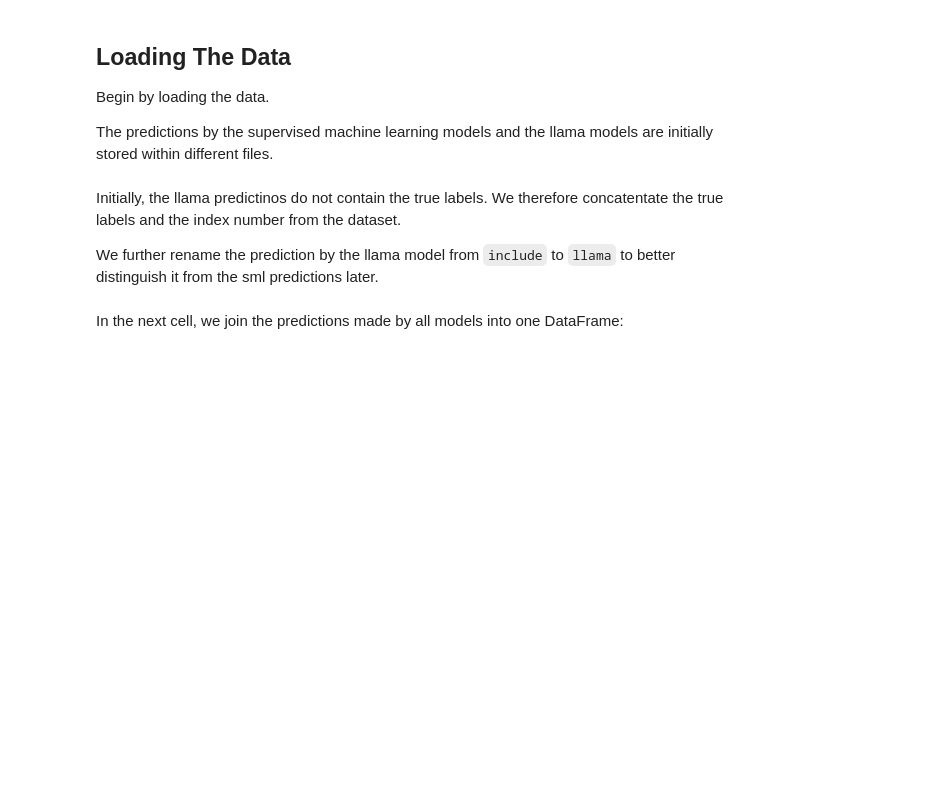
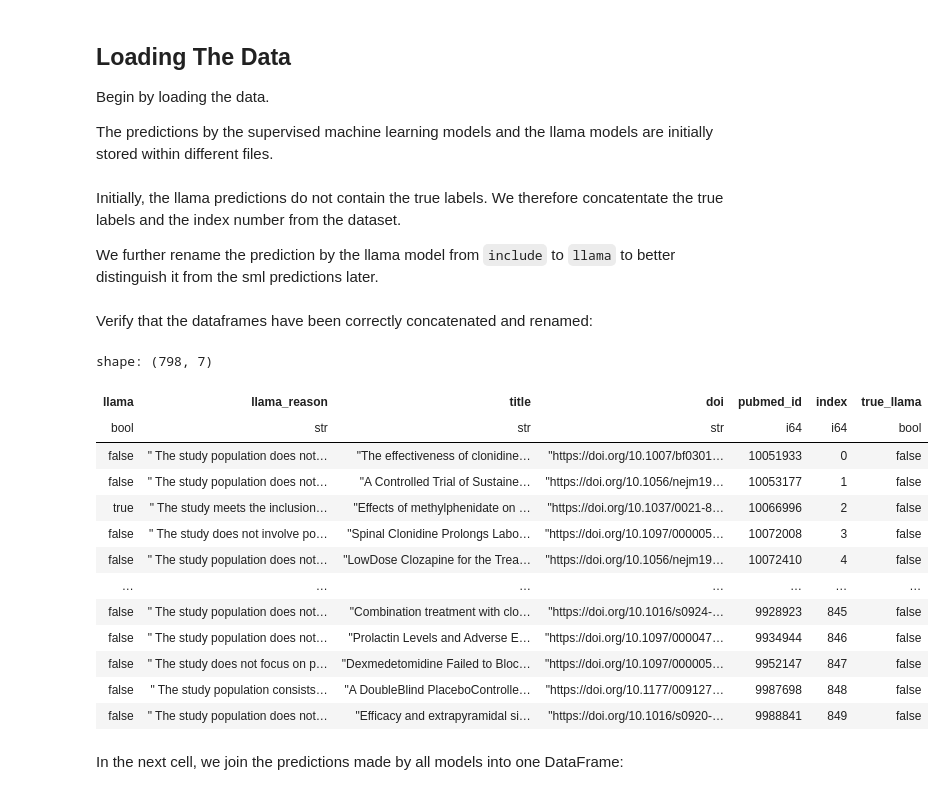
Before and after one commit to MarcoAigner/automated_title_abstract_screening, a Jupyter notebook: chapters/3_4_results/3_4_1_calculation.ipynb, the cells around one changed output. Cells and saved outputs as stored; diff of their text form; code cells hidden in the pictures; blank space fills up the shorter version.

```diff
--- a/chapters/3_4_results/3_4_1_calculation.ipynb
+++ b/chapters/3_4_results/3_4_1_calculation.ipynb
@@ -68,7 +68,7 @@ preds_llama = data.dict_from_directory(
     type='polars'
 )
 # %% [markdown]
-Initially, the llama predictinos do not contain the true labels.
+Initially, the llama predictions do not contain the true labels.
 We therefore concatentate the true labels and the index number from the dataset.
 
 We further rename the prediction by the llama model from ``include`` to ``llama`` to better distinguish it from the sml predictions later.
@@ -89,6 +89,25 @@ preds_llama = {
     )
     for subject, predictions in preds_llama.items()
 }
+# %% [markdown]
+Verify that the dataframes have been correctly concatenated and renamed:
+# %%
+preds_llama['adhd']
+# %% [output]
+shape: (798, 7)
+| llama | llama_reason | title | doi | pubmed_id | index | true_llama |
+| bool | str | str | str | i64 | i64 | bool |
+| false | " The study population does not… | "The effectiveness of clonidine… | "https://doi.org/10.1007/bf0301… | 10051933 | 0 | false |
+| false | " The study population does not… | "A Controlled Trial of Sustaine… | "https://doi.org/10.1056/nejm19… | 10053177 | 1 | false |
+| true | " The study meets the inclusion… | "Effects of methylphenidate on … | "https://doi.org/10.1037/0021-8… | 10066996 | 2 | false |
+| false | " The study does not involve po… | "Spinal Clonidine Prolongs Labo… | "https://doi.org/10.1097/000005… | 10072008 | 3 | false |
+| false | " The study population does not… | "LowDose Clozapine for the Trea… | "https://doi.org/10.1056/nejm19… | 10072410 | 4 | false |
+| … | … | … | … | … | … | … |
+| false | " The study population does not… | "Combination treatment with clo… | "https://doi.org/10.1016/s0924-… | 9928923 | 845 | false |
+| false | " The study population does not… | "Prolactin Levels and Adverse E… | "https://doi.org/10.1097/000047… | 9934944 | 846 | false |
+| false | " The study does not focus on p… | "Dexmedetomidine Failed to Bloc… | "https://doi.org/10.1097/000005… | 9952147 | 847 | false |
+| false | " The study population consists… | "A DoubleBlind PlaceboControlle… | "https://doi.org/10.1177/009127… | 9987698 | 848 | false |
+| false | " The study population does not… | "Efficacy and extrapyramidal si… | "https://doi.org/10.1016/s0920-… | 9988841 | 849 | false |
 # %% [markdown]
 In the next cell, we join the predictions made by all models into one DataFrame:
 # %%
```
Also changed, not shown: parts of 7 cells of this notebook, 3 other files.
